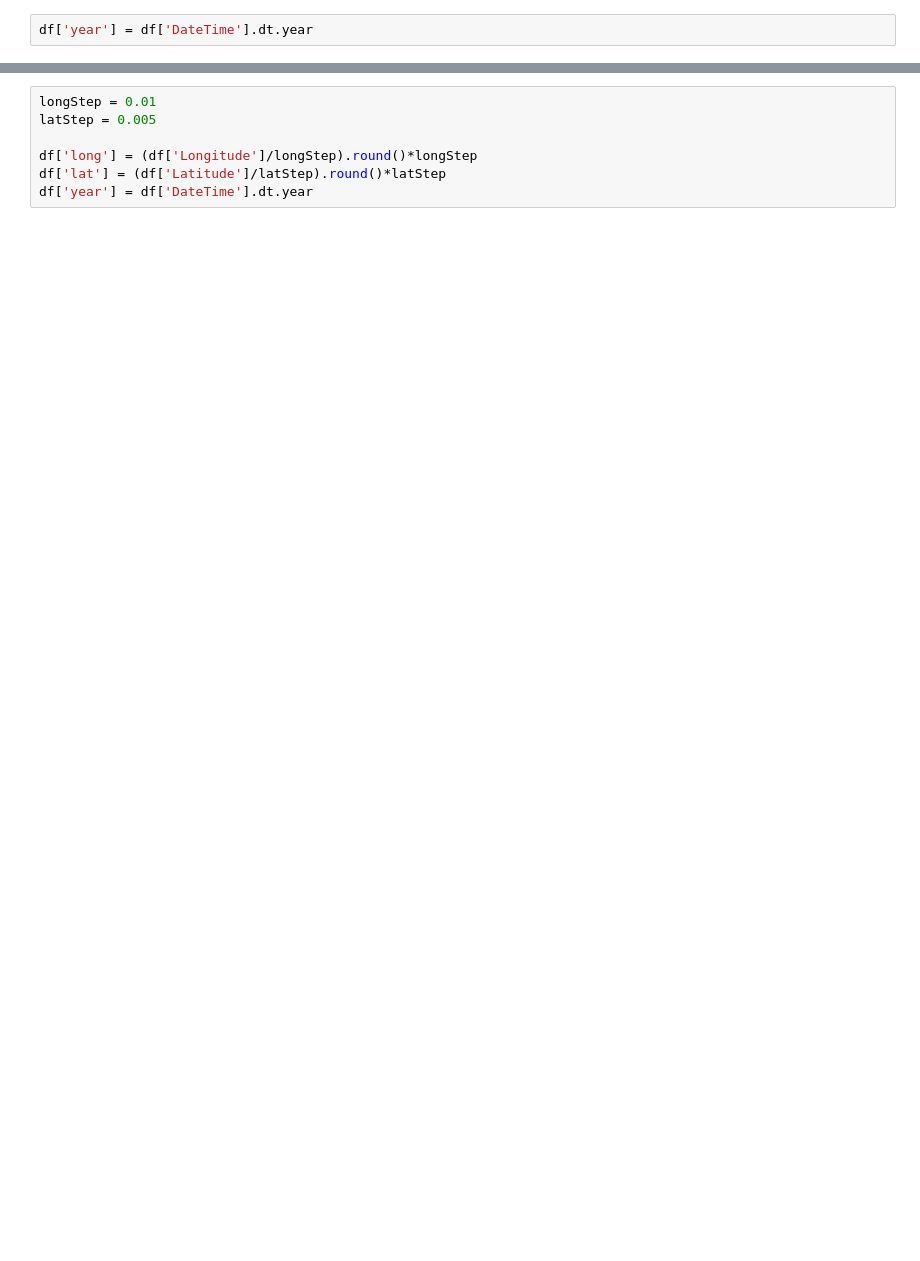
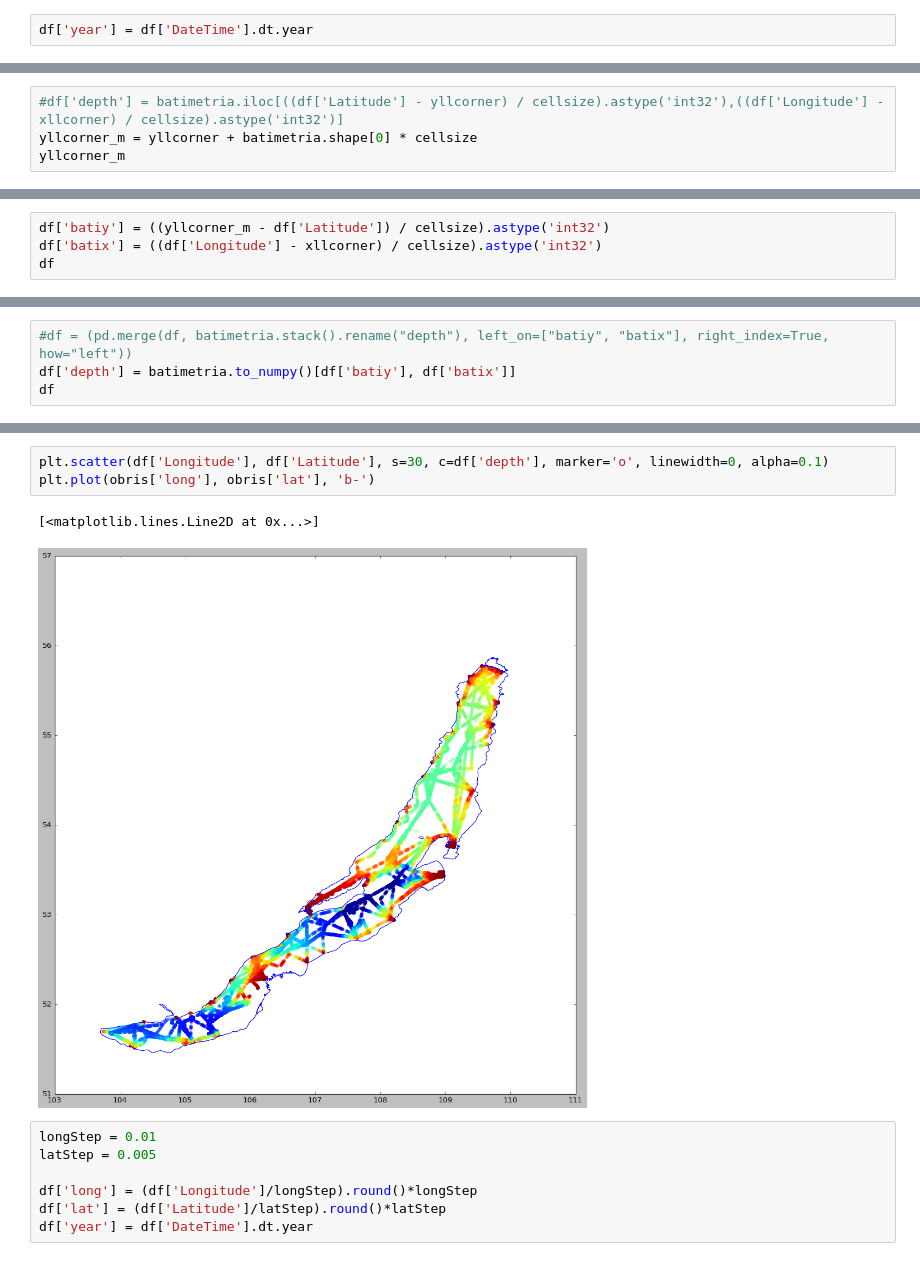
Before and after one commit to pestunov/BaikalDataHandler, a Jupyter notebook: AllSea.ipynb, the cells around one changed output, grey strips where cells are left out. Cells and saved outputs as stored; diff of their text form; blank space fills up the shorter version.

```diff
--- a/AllSea.ipynb
+++ b/AllSea.ipynb
@@ -105,0 +146,4 @@ df
+# %%
+#df['depth'] = batimetria.iloc[((df['Latitude'] - yllcorner) / cellsize).astype('int32'),((df['Longitude'] - xllcorner) / cellsize).astype('int32')]
+yllcorner_m = yllcorner + batimetria.shape[0] * cellsize
+yllcorner_m
@@ -105,0 +152,4 @@ df
+# %%
+df['batiy'] = ((yllcorner_m - df['Latitude']) / cellsize).astype('int32')
+df['batix'] = ((df['Longitude'] - xllcorner) / cellsize).astype('int32')
+df
@@ -105,0 +170,4 @@ df
+# %%
+#df = (pd.merge(df, batimetria.stack().rename("depth"), left_on=["batiy", "batix"], right_index=True, how="left"))
+df['depth'] = batimetria.to_numpy()[df['batiy'], df['batix']]
+df
@@ -106,3 +188,9 @@ df
+# %%
+plt.scatter(df['Longitude'], df['Latitude'], s=30, c=df['depth'], marker='o', linewidth=0, alpha=0.1)
+plt.plot(obris['long'], obris['lat'], 'b-')
+# %% [output]
+[<matplotlib.lines.Line2D at 0x...>]
+[figure, added]
 # %%
 longStep = 0.01
 latStep = 0.005
```
Also changed, not shown: parts of 27 cells of this notebook.
